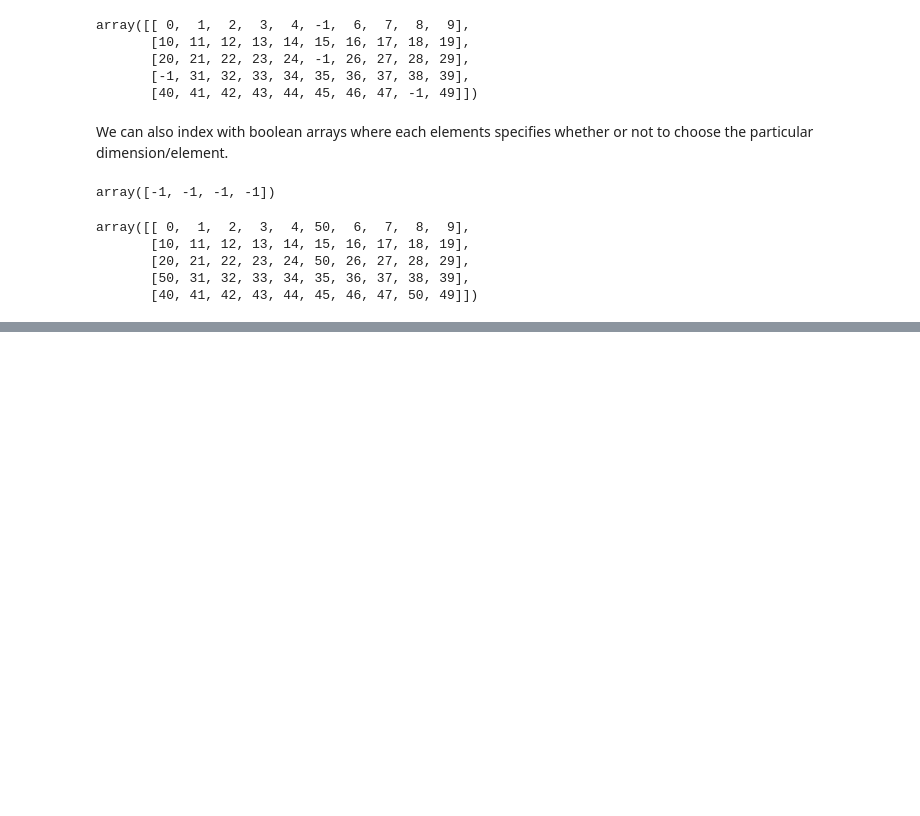
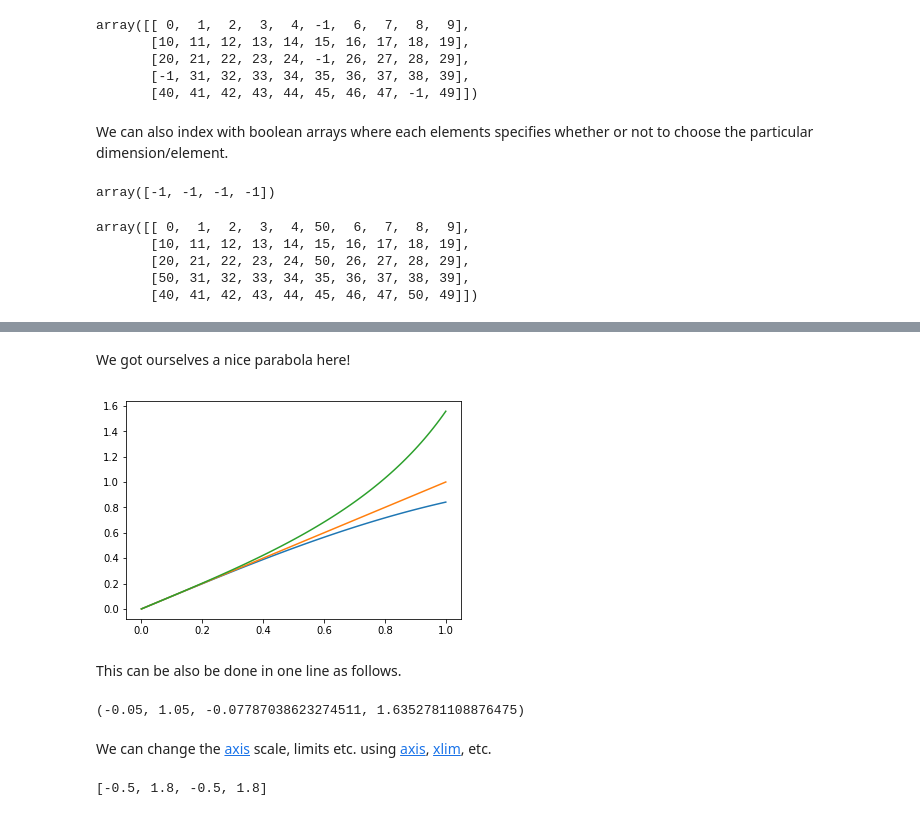
Before and after one commit to RohanBh/learning-python, a Jupyter notebook: exploring-scientific-libraries.ipynb, the cells around one changed output, grey strips where cells are left out. Saved outputs shown, nothing was run; the diff lists cells and outputs as text; code cells hidden in the pictures; blank space fills up the shorter version.

```diff
--- a/exploring-scientific-libraries.ipynb
+++ b/exploring-scientific-libraries.ipynb
@@ -696,0 +759,27 @@ array([[ 0,  1,  2,  3,  4, 50,  6,  7,  8,  9],
+# %% [markdown]
+We got ourselves a nice parabola here!
+# %%
+a = np.linspace(0, 1, 100)
+plt.plot(a, np.sin(a))
+plt.plot(a, a)
+plt.plot(a, np.tan(a))
+plt.show() # sinx < x < tanx for all x in (0,1]
+# %% [output]
+[figure, added]
+# %% [markdown]
+This can be also be done in one line as follows.
+# %%
+plt.plot(a, np.sin(a), a, a, a, np.tan(a))
+plt.grid(True) # enables grid
+plt.axis()
+# %% [output]
+(-0.05, 1.05, -0.07787038623274511, 1.6352781108876475)
+# %% [markdown]
+We can change the [axis][1] scale, limits etc. using [axis][1], [xlim][2], etc.
+
+[1]: https://matplotlib.org/api/_as_gen/matplotlib.pyplot.axis.html#matplotlib.pyplot.axis
+[2]: https://matplotlib.org/api/_as_gen/matplotlib.pyplot.xlim.html#matplotlib.pyplot.xlim
+# %%
+plt.axis([-0.5, 1.8, -0.5, 1.8])
+# %% [output]
+[-0.5, 1.8, -0.5, 1.8]
```
Also changed, not shown: parts of 30 cells of this notebook.
